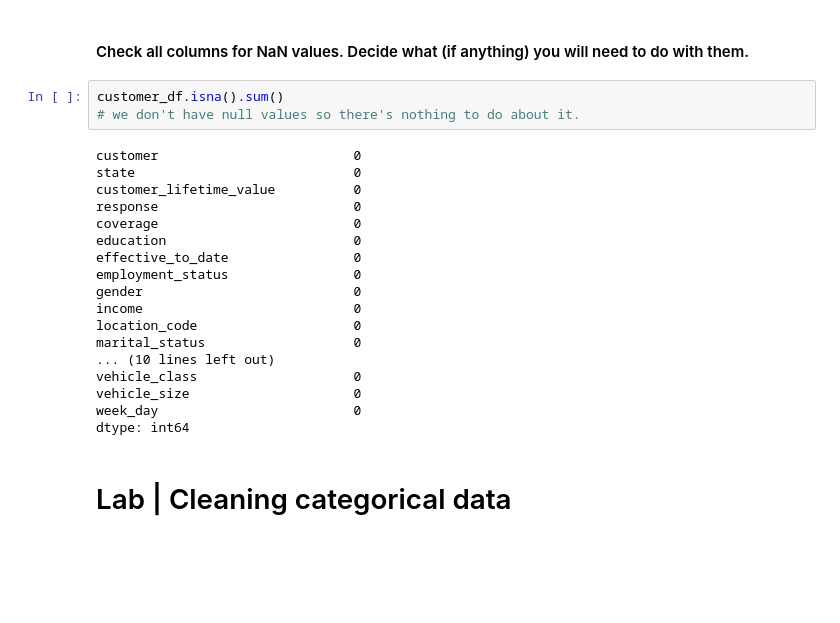
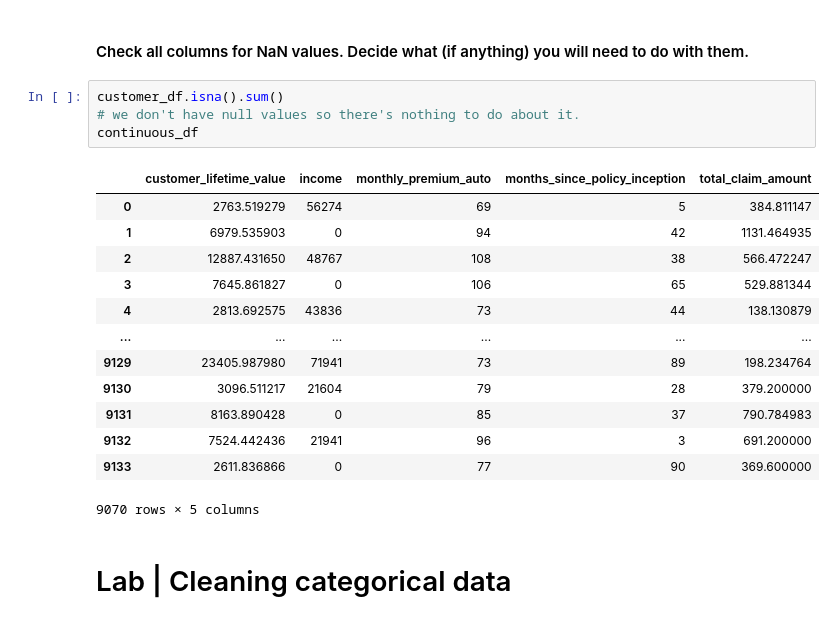
Before and after one commit to fbgr/lab-cleaning-numerical-data, a Jupyter notebook: main.ipynb, the cells around one changed output. Saved outputs shown, nothing was run; the diff lists cells and outputs as text; blank space fills up the shorter version.

```diff
--- a/main.ipynb
+++ b/main.ipynb
@@ -157,24 +175,21 @@ for column in continuous_df.columns:
 # %%
 customer_df.isna().sum()
 # we don't have null values so there's nothing to do about it.
+continuous_df
 # %% [output]
+|  | customer_lifetime_value | income | monthly_premium_auto | months_since_policy_inception | total_claim_amount |
+| 0 | 2763.519279 | 56274 | 69 | 5 | 384.811147 |
+| 1 | 6979.535903 | 0 | 94 | 42 | 1131.464935 |
+| 2 | 12887.431650 | 48767 | 108 | 38 | 566.472247 |
+| 3 | 7645.861827 | 0 | 106 | 65 | 529.881344 |
+| 4 | 2813.692575 | 43836 | 73 | 44 | 138.130879 |
+| ... | ... | ... | ... | ... | ... |
+| 9129 | 23405.987980 | 71941 | 73 | 89 | 198.234764 |
+| 9130 | 3096.511217 | 21604 | 79 | 28 | 379.200000 |
+| 9131 | 8163.890428 | 0 | 85 | 37 | 790.784983 |
+| 9132 | 7524.442436 | 21941 | 96 | 3 | 691.200000 |
+| 9133 | 2611.836866 | 0 | 77 | 90 | 369.600000 |
-customer                         0
-state                            0
-customer_lifetime_value          0
-response                         0
-coverage                         0
-education                        0
-effective_to_date                0
-employment_status                0
-gender                           0
-income                           0
-location_code                    0
-marital_status                   0
-... (10 lines left out)
-vehicle_class                    0
-vehicle_size                     0
-week_day                         0
-dtype: int64
+9070 rows × 5 columns
 # %% [markdown]
 # Lab | Cleaning categorical data
 # %% [markdown]
```
Also changed, not shown: parts of 39 cells of this notebook.
